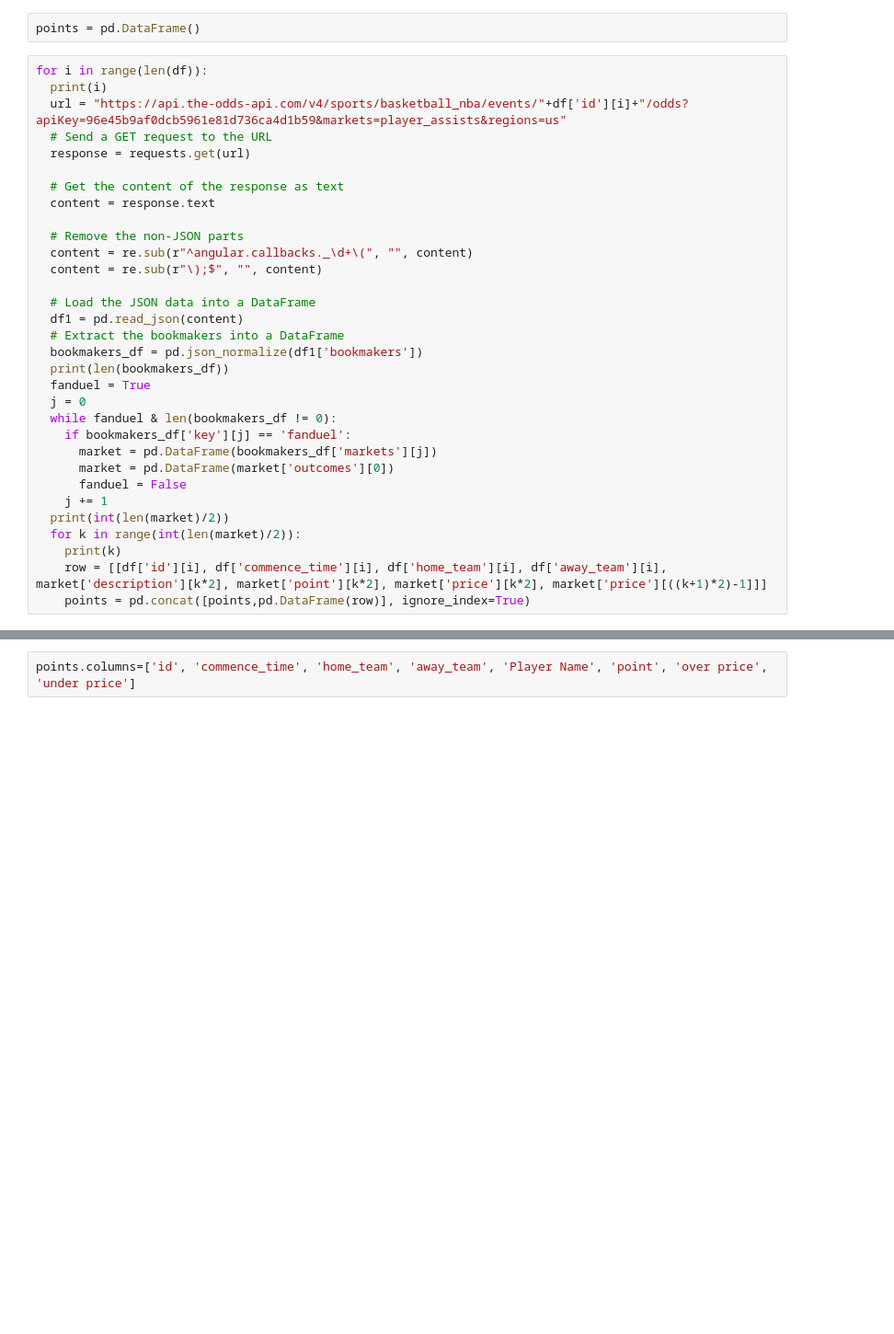
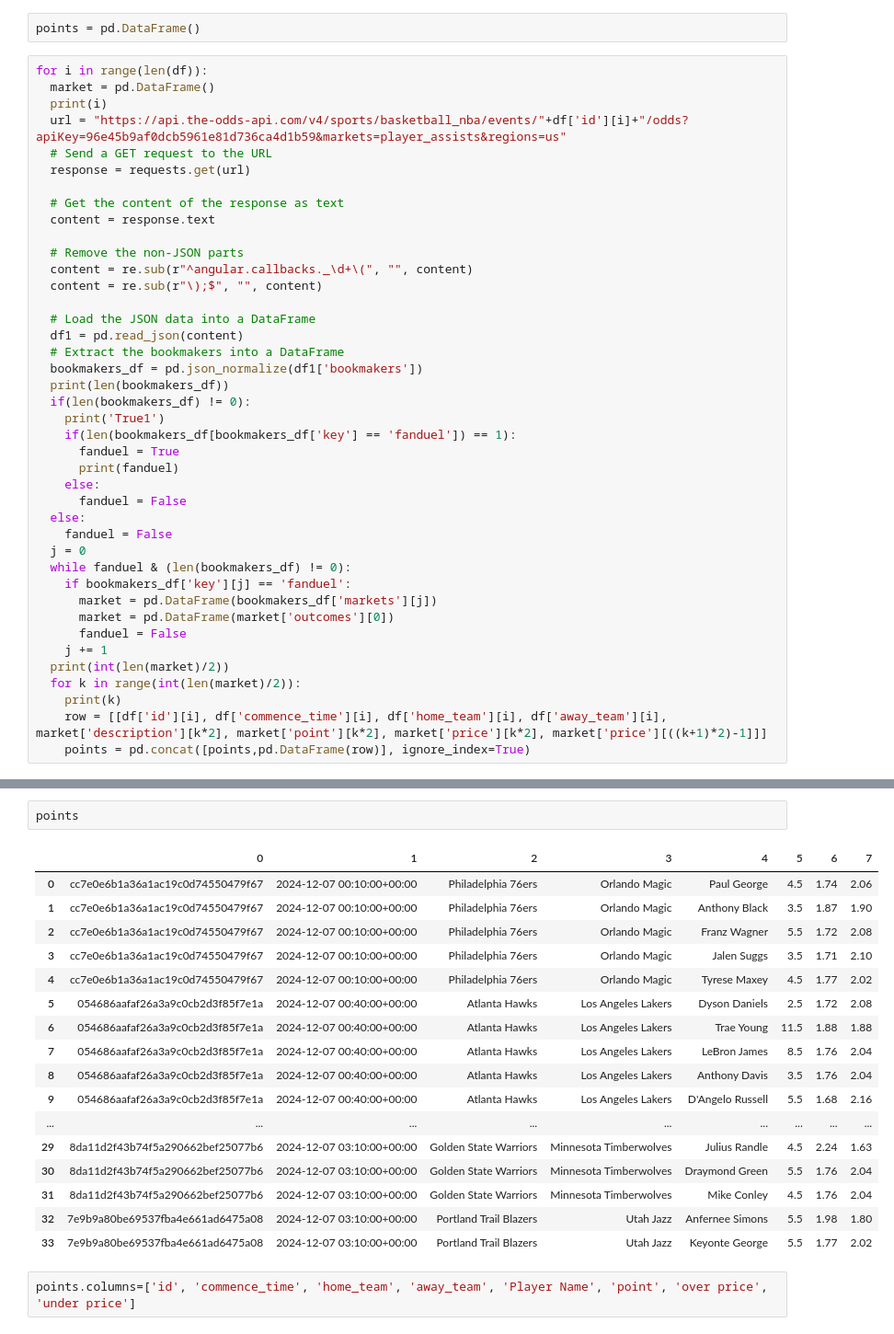
Before and after one commit to Ayushi26Aggarwal/BetalyticsNBA, a Jupyter notebook: PlayerAssistsOddsAPI.ipynb, the cells around one changed output, grey strips where cells are left out. Shown at 92% size. Drawn from its saved outputs; the diff is of its cells as text; blank space fills up the shorter version.

```diff
--- a/PlayerAssistsOddsAPI.ipynb
+++ b/PlayerAssistsOddsAPI.ipynb
@@ -48,6 +38,7 @@ df
 points = pd.DataFrame()
 # %%
 for i in range(len(df)):
+  market = pd.DataFrame()
   print(i)
   url = "https://api.the-odds-api.com/v4/sports/basketball_nba/events/"+df['id'][i]+"/odds?apiKey=96e45b9af0dcb5961e81d736ca4d1b59&markets=player_assists&regions=us"
   # Send a GET request to the URL
@@ -65,9 +56,17 @@ for i in range(len(df)):
   # Extract the bookmakers into a DataFrame
   bookmakers_df = pd.json_normalize(df1['bookmakers'])
   print(len(bookmakers_df))
-  fanduel = True
+  if(len(bookmakers_df) != 0):
+    print('True1')
+    if(len(bookmakers_df[bookmakers_df['key'] == 'fanduel']) == 1):
+      fanduel = True
+      print(fanduel)
+    else:
+      fanduel = False
+  else:
+    fanduel = False
   j = 0
-  while fanduel & len(bookmakers_df != 0):
+  while fanduel & (len(bookmakers_df) != 0):
     if bookmakers_df['key'][j] == 'fanduel':
       market = pd.DataFrame(bookmakers_df['markets'][j])
       market = pd.DataFrame(market['outcomes'][0])
@@ -231,2 +170,22 @@ for i in range(len(df)):
+# %%
+points
+# %% [output]
+|  | 0 | 1 | 2 | 3 | 4 | 5 | 6 | 7 |
+| 0 | cc7e0e6b1a36a1ac19c0d74550479f67 | 2024-12-07 00:10:00+00:00 | Philadelphia 76ers | Orlando Magic | Paul George | 4.5 | 1.74 | 2.06 |
+| 1 | cc7e0e6b1a36a1ac19c0d74550479f67 | 2024-12-07 00:10:00+00:00 | Philadelphia 76ers | Orlando Magic | Anthony Black | 3.5 | 1.87 | 1.90 |
+| 2 | cc7e0e6b1a36a1ac19c0d74550479f67 | 2024-12-07 00:10:00+00:00 | Philadelphia 76ers | Orlando Magic | Franz Wagner | 5.5 | 1.72 | 2.08 |
+| 3 | cc7e0e6b1a36a1ac19c0d74550479f67 | 2024-12-07 00:10:00+00:00 | Philadelphia 76ers | Orlando Magic | Jalen Suggs | 3.5 | 1.71 | 2.10 |
+| 4 | cc7e0e6b1a36a1ac19c0d74550479f67 | 2024-12-07 00:10:00+00:00 | Philadelphia 76ers | Orlando Magic | Tyrese Maxey | 4.5 | 1.77 | 2.02 |
+| 5 | 054686aafaf26a3a9c0cb2d3f85f7e1a | 2024-12-07 00:40:00+00:00 | Atlanta Hawks | Los Angeles Lakers | Dyson Daniels | 2.5 | 1.72 | 2.08 |
+| 6 | 054686aafaf26a3a9c0cb2d3f85f7e1a | 2024-12-07 00:40:00+00:00 | Atlanta Hawks | Los Angeles Lakers | Trae Young | 11.5 | 1.88 | 1.88 |
+| 7 | 054686aafaf26a3a9c0cb2d3f85f7e1a | 2024-12-07 00:40:00+00:00 | Atlanta Hawks | Los Angeles Lakers | LeBron James | 8.5 | 1.76 | 2.04 |
+| 8 | 054686aafaf26a3a9c0cb2d3f85f7e1a | 2024-12-07 00:40:00+00:00 | Atlanta Hawks | Los Angeles Lakers | Anthony Davis | 3.5 | 1.76 | 2.04 |
+| 9 | 054686aafaf26a3a9c0cb2d3f85f7e1a | 2024-12-07 00:40:00+00:00 | Atlanta Hawks | Los Angeles Lakers | D'Angelo Russell | 5.5 | 1.68 | 2.16 |
+| ... | ... | ... | ... | ... | ... | ... | ... | ... |
+| 29 | 8da11d2f43b74f5a290662bef25077b6 | 2024-12-07 03:10:00+00:00 | Golden State Warriors | Minnesota Timberwolves | Julius Randle | 4.5 | 2.24 | 1.63 |
+| 30 | 8da11d2f43b74f5a290662bef25077b6 | 2024-12-07 03:10:00+00:00 | Golden State Warriors | Minnesota Timberwolves | Draymond Green | 5.5 | 1.76 | 2.04 |
+| 31 | 8da11d2f43b74f5a290662bef25077b6 | 2024-12-07 03:10:00+00:00 | Golden State Warriors | Minnesota Timberwolves | Mike Conley | 4.5 | 1.76 | 2.04 |
+| 32 | 7e9b9a80be69537fba4e661ad6475a08 | 2024-12-07 03:10:00+00:00 | Portland Trail Blazers | Utah Jazz | Anfernee Simons | 5.5 | 1.98 | 1.80 |
+| 33 | 7e9b9a80be69537fba4e661ad6475a08 | 2024-12-07 03:10:00+00:00 | Portland Trail Blazers | Utah Jazz | Keyonte George | 5.5 | 1.77 | 2.02 |
 # %%
 points.columns=['id', 'commence_time', 'home_team', 'away_team', 'Player Name', 'point', 'over price', 'under price']
```
Also changed, not shown: parts of 11 cells of this notebook.
